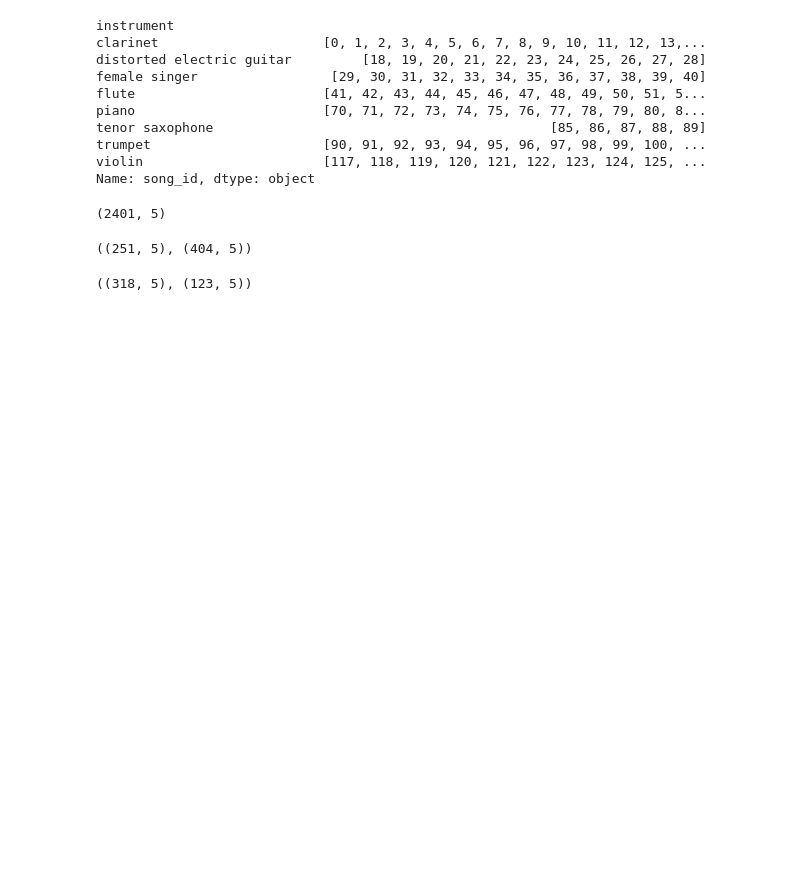
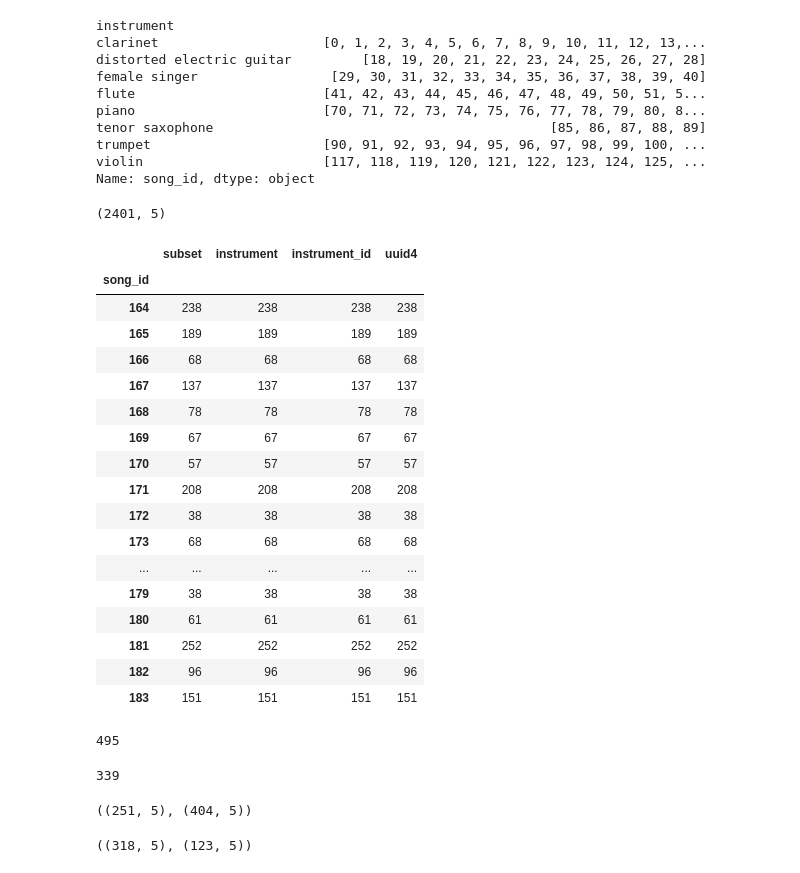
Before and after one commit to imferrer/music_box, a Jupyter notebook: Code/4_instruments.ipynb, the cells around one changed output. Drawn from its saved outputs; the diff is of its cells as text; code cells hidden in the pictures; blank space fills up the shorter version.

```diff
--- a/Code/4_instruments.ipynb
+++ b/Code/4_instruments.ipynb
@@ -216,6 +216,38 @@ df_train_saxo = df_train.loc[df_train['instrument_id']==5].set_index('subset').r
 df_train_piano.shape
 # %% [output]
 (2401, 5)
+# %%
+df_train_piano.groupby(['song_id']).count()
+# %% [output]
+|  | subset | instrument | instrument_id | uuid4 |
+| song_id |  |  |  |  |
+| 164 | 238 | 238 | 238 | 238 |
+| 165 | 189 | 189 | 189 | 189 |
+| 166 | 68 | 68 | 68 | 68 |
+| 167 | 137 | 137 | 137 | 137 |
+| 168 | 78 | 78 | 78 | 78 |
+| 169 | 67 | 67 | 67 | 67 |
+| 170 | 57 | 57 | 57 | 57 |
+| 171 | 208 | 208 | 208 | 208 |
+| 172 | 38 | 38 | 38 | 38 |
+| 173 | 68 | 68 | 68 | 68 |
+| ... | ... | ... | ... | ... |
+| 179 | 38 | 38 | 38 | 38 |
+| 180 | 61 | 61 | 61 | 61 |
+| 181 | 252 | 252 | 252 | 252 |
+| 182 | 96 | 96 | 96 | 96 |
+| 183 | 151 | 151 | 151 | 151 |
+# %%
+# piano split:
+# piano train, song_id 164,165,166:
+238 + 189 + 68
+# %% [output]
+495
+# %%
+# piano val, song_id 167, 168, 169, 170:
+137 + 78 + 67 + 57
+# %% [output]
+339
 # %%
 df_train_clarinet.shape,df_train_guitar.shape,
 # %% [output]
```
Also changed, not shown: parts of 31 cells of this notebook, 1 other file.
